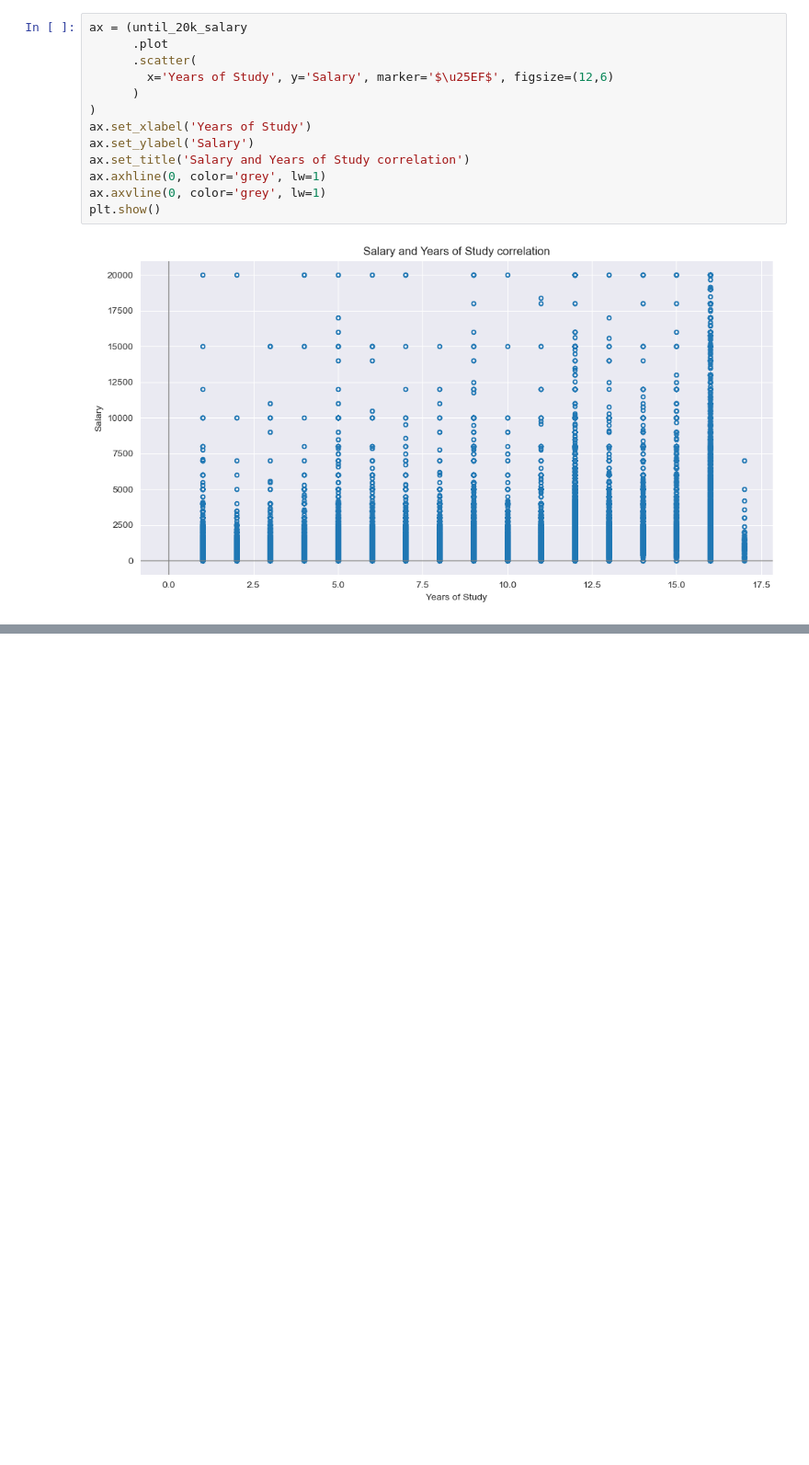
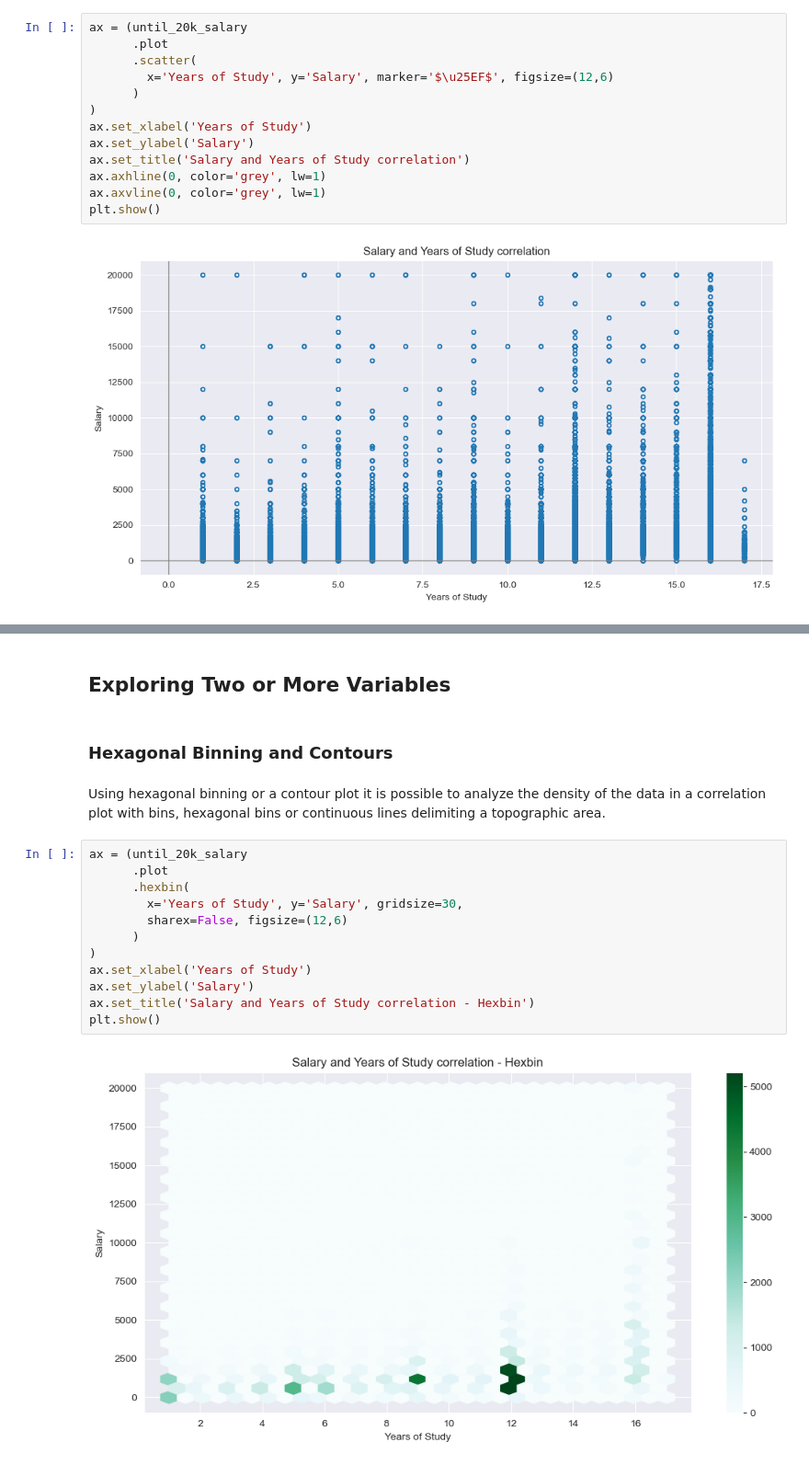
Before and after one commit to gdserafini/pratical-statistics, a Jupyter notebook: src/1-exploratory-data-analysis/exploratory_data_analysis.ipynb, the cells around one changed output, grey strips where cells are left out. Shown: that part at 92% size. Cells and saved outputs as stored; diff of their text form; blank space fills up the shorter version.

```diff
--- a/src/1-exploratory-data-analysis/exploratory_data_analysis.ipynb
+++ b/src/1-exploratory-data-analysis/exploratory_data_analysis.ipynb
@@ -359,0 +366,20 @@ plt.show()
+# %% [markdown]
+## Exploring Two or More Variables
+# %% [markdown]
+### Hexagonal Binning and Contours
+# %% [markdown]
+Using hexagonal binning or a contour plot it is possible to analyze the density of the data in a correlation plot with bins, hexagonal bins or continuous lines delimiting a topographic area.
+# %%
+ax = (until_20k_salary
+      .plot
+      .hexbin(
+        x='Years of Study', y='Salary', gridsize=30,
+        sharex=False, figsize=(12,6)
+      )
+)
+ax.set_xlabel('Years of Study')
+ax.set_ylabel('Salary')
+ax.set_title('Salary and Years of Study correlation - Hexbin')
+plt.show()
+# %% [output]
+[figure, added]
```
Also changed, not shown: parts of 3 cells of this notebook, 1 other file.
